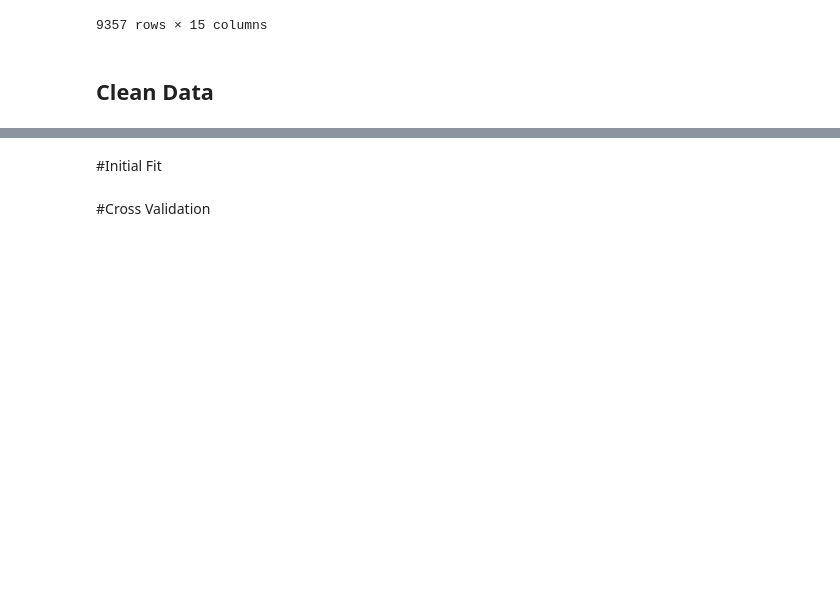
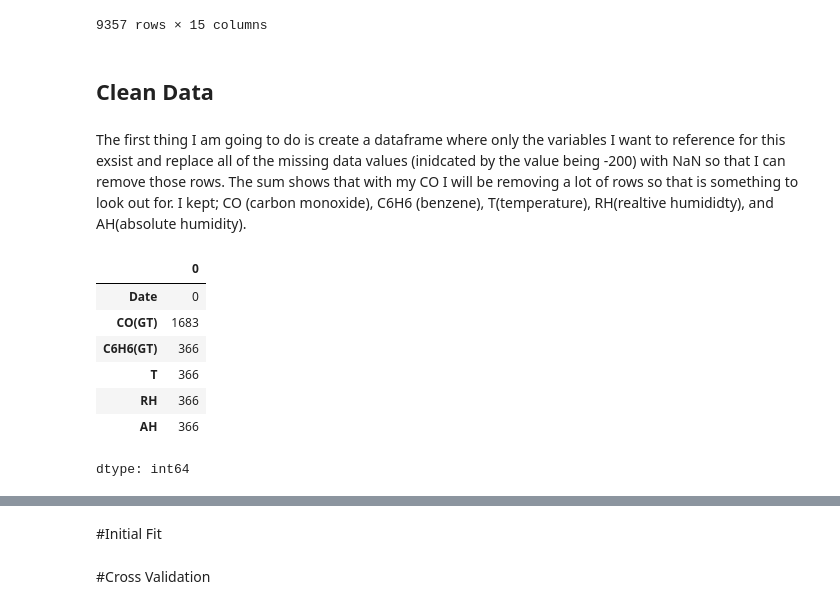
Before and after one commit to sahiser19/ST-554-Project1-Sarah_Ryan_Heather, a Jupyter notebook: Task_3.ipynb, the cells around one changed output, grey strips where cells are left out. Cells and saved outputs as stored; diff of their text form; code cells hidden in the pictures; blank space fills up the shorter version.

```diff
--- a/Task_3.ipynb
+++ b/Task_3.ipynb
@@ -49,3 +51,17 @@ Requirement already satisfied: six>=1.5 in /usr/local/lib/python3.12/dist-packag
 9357 rows × 15 columns
 # %% [markdown]
 ## Clean Data
+# %% [markdown]
+The first thing I am going to do is create a dataframe where only the variables I want to reference for this exsist and replace all of the missing data values (inidcated by the value being -200) with NaN so that I can remove those rows. The sum shows that with my CO I will be removing a lot of rows so that is something to look out for. I kept; CO (carbon monoxide), C6H6 (benzene), T(temperature), RH(realtive humididty), and AH(absolute humidity).
+# %%
+air_mod = air_quality.data.features.drop(columns = air_quality.data.features.columns[[1, 3,4,6,7,8,9,10,11]])
+(air_mod == -200).sum()
+# %% [output]
+|  | 0 |
+| Date | 0 |
+| CO(GT) | 1683 |
+| C6H6(GT) | 366 |
+| T | 366 |
+| RH | 366 |
+| AH | 366 |
+dtype: int64
```
Also changed, not shown: parts of 8 cells of this notebook.
